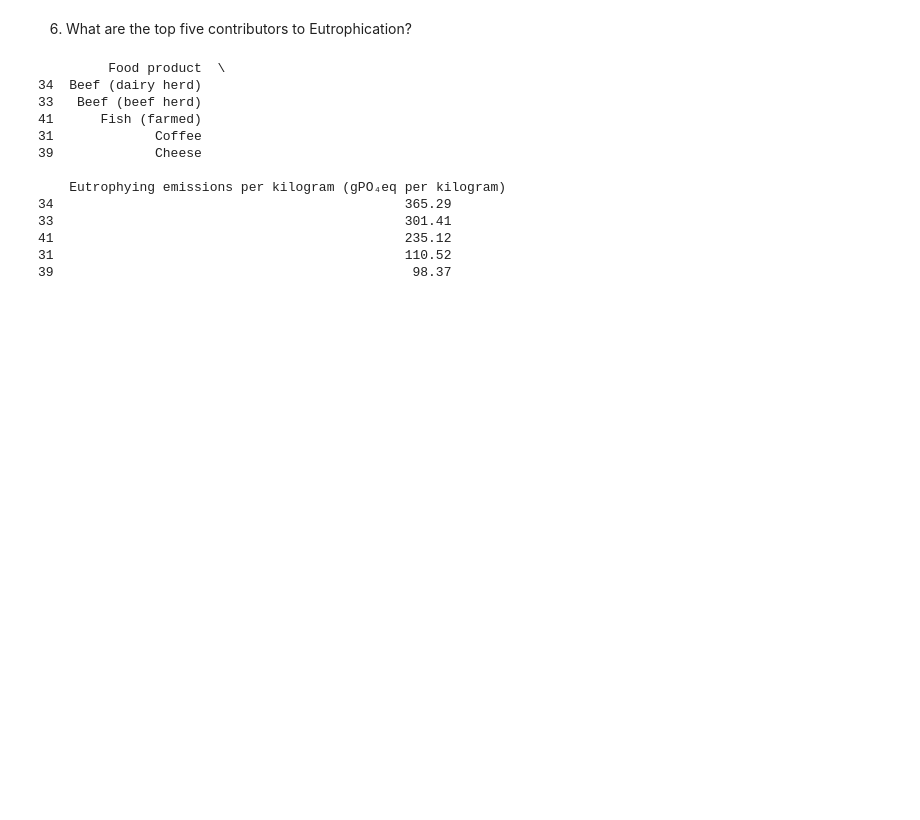
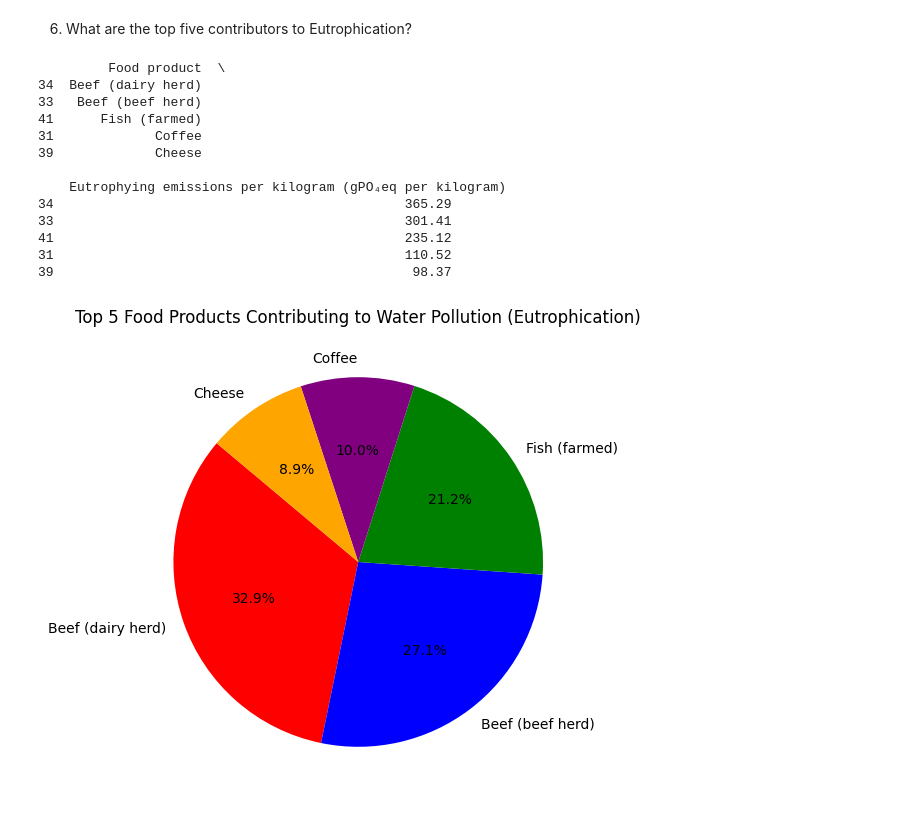
Before and after one commit to Victor-Osei/Environmental-Impact-of-Food-Production-Analysis, a Jupyter notebook: fpa.ipynb, the cells around one changed output. Cells and saved outputs as stored; diff of their text form; code cells hidden in the pictures; blank space fills up the shorter version.

```diff
--- a/fpa.ipynb
+++ b/fpa.ipynb
@@ -759,3 +759,14 @@ print(top_eutrophying[["Food product", "Eutrophying emissions per kilogram (gPO
 41                                             235.12
 31                                             110.52
 39                                              98.37
+# %%
+# Pie chart for top eutrophying foods
+plt.figure(figsize=(8, 6))
+plt.pie(top_eutrophying["Eutrophying emissions per kilogram (gPO₄eq per kilogram)"],
+        labels=top_eutrophying["Food product"],
+        autopct="%1.1f%%", startangle=140, colors=["red", "blue", "green", "purple", "orange"])
+
+plt.title("Top 5 Food Products Contributing to Water Pollution (Eutrophication)")
+plt.show()
+# %% [output]
+[figure, added]
```
Also changed, not shown: parts of 1 cell of this notebook.
